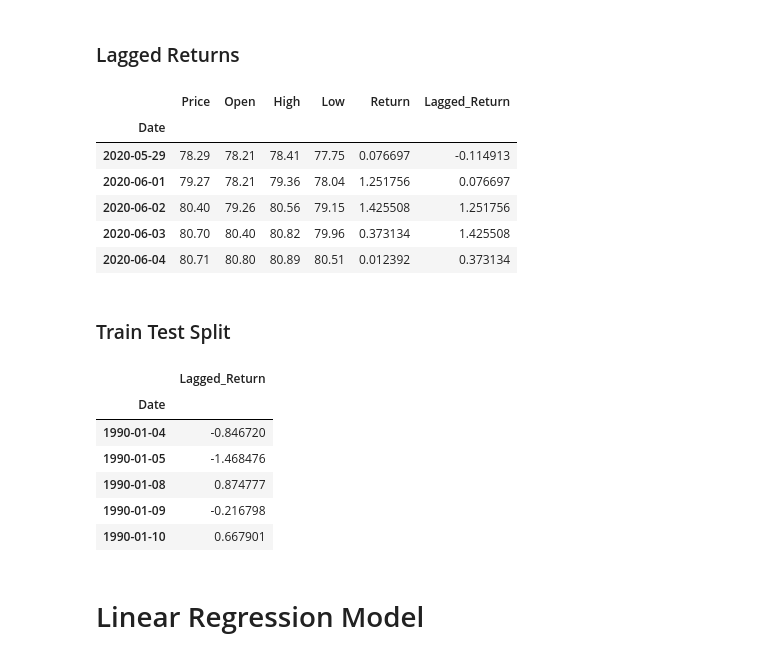
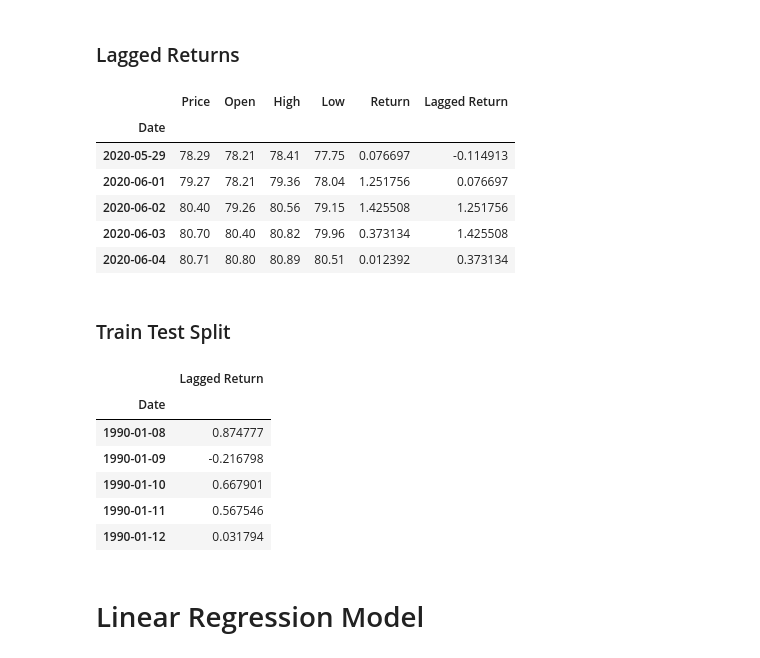
Before and after one commit to andrewunruh1/Assignment_10, a Jupyter notebook: Starter_Code/regression_analysis.ipynb, the cells around one changed output. Drawn from its saved outputs; the diff is of its cells as text; code cells hidden in the pictures.

```diff
--- a/Starter_Code/regression_analysis.ipynb
+++ b/Starter_Code/regression_analysis.ipynb
@@ -40,7 +42,8 @@ cad_jpy_df.head()
 # Create a series using "Price" percentage returns, drop any nan"s, and check the results:
 # (Make sure to multiply the pct_change() results by 100)
 # In this case, you may have to replace inf, -inf values with np.nan"s
-# YOUR CODE HERE!
+cad_jpy_df['Return'] = cad_jpy_df.Price.pct_change() * 100
+cad_jpy_df.tail()
 # %% [output]
 |  | Price | Open | High | Low | Return |
 | Date |  |  |  |  |  |
@@ -53,9 +56,11 @@ cad_jpy_df.head()
 ### Lagged Returns
 # %%
 # Create a lagged return using the shift function
-# YOUR CODE HERE!
+cad_jpy_df['Lagged Return'] = cad_jpy_df['Return'].shift()
+cad_jpy_df = cad_jpy_df.replace(-np.inf, np.nan).dropna()
+cad_jpy_df.tail()
 # %% [output]
-|  | Price | Open | High | Low | Return | Lagged_Return |
+|  | Price | Open | High | Low | Return | Lagged Return |
 | Date |  |  |  |  |  |  |
 | 2020-05-29 | 78.29 | 78.21 | 78.41 | 77.75 | 0.076697 | -0.114913 |
 | 2020-06-01 | 79.27 | 78.21 | 79.36 | 78.04 | 1.251756 | 0.076697 |
@@ -72,18 +77,21 @@ test = cad_jpy_df['2018':]
 # Create four dataframes:
 # X_train (training set using just the independent variables), X_test (test set of of just the independent variables)
 # Y_train (training set using just the "y" variable, i.e., "Futures Return"), Y_test (test set of just the "y" variable):
-# YOUR CODE HERE!
+X_train = train['Lagged Return'].to_frame()
+X_test = test['Lagged Return'].to_frame()
+y_train = train['Return']
+y_test = test['Return']
 # %%
 # Preview the X_train data
-# YOUR CODE HERE!
+X_train.head()
 # %% [output]
-|  | Lagged_Return |
+|  | Lagged Return |
 | Date |  |
-| 1990-01-04 | -0.846720 |
-| 1990-01-05 | -1.468476 |
 | 1990-01-08 | 0.874777 |
 | 1990-01-09 | -0.216798 |
 | 1990-01-10 | 0.667901 |
+| 1990-01-11 | 0.567546 |
+| 1990-01-12 | 0.031794 |
 # %% [markdown]
 # Linear Regression Model
 # %%
```
Also changed, not shown: parts of 8 cells of this notebook, 3 other files.
